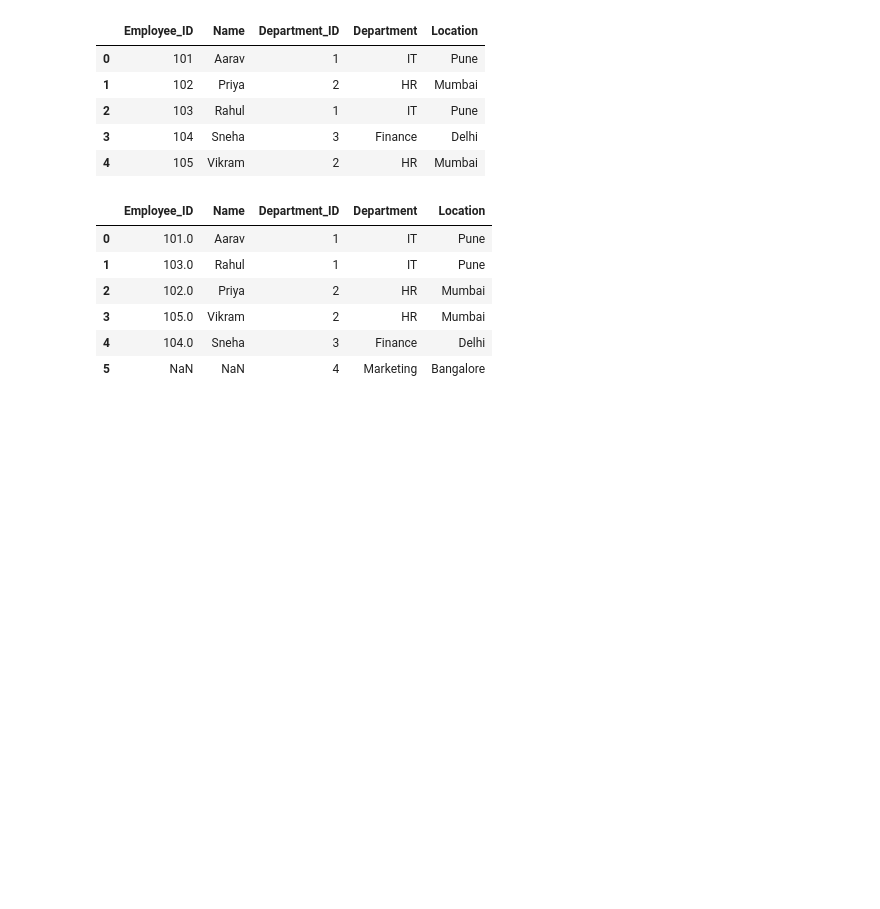
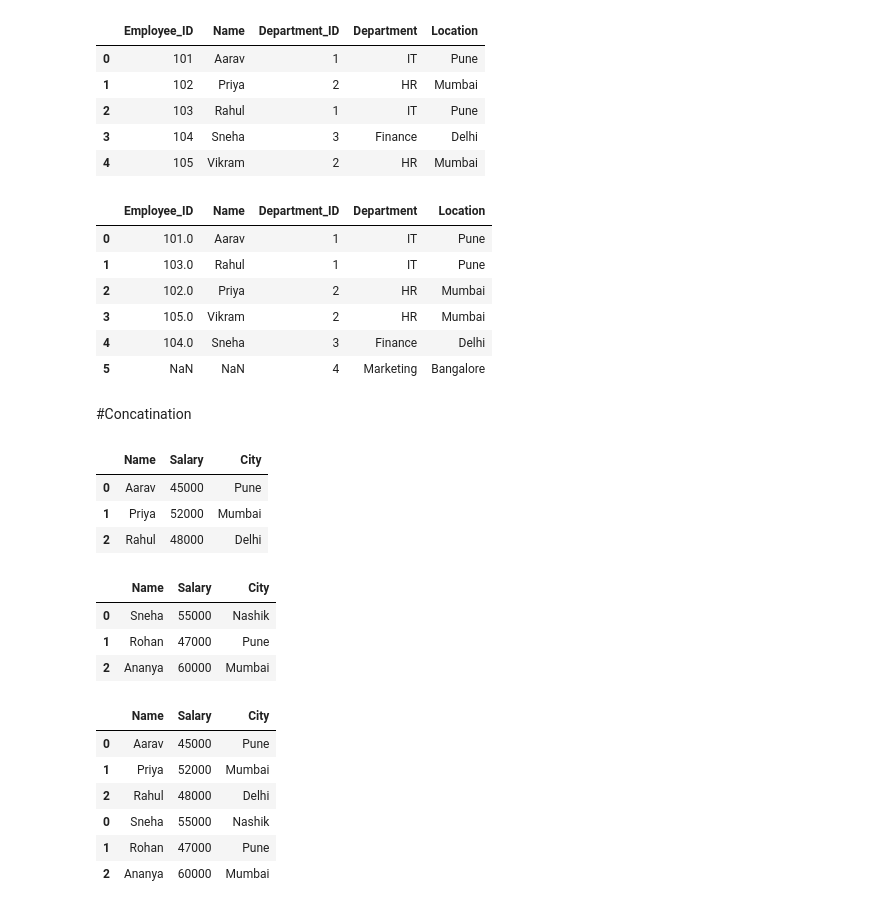
Before and after one commit to pamithkodekal/Python, a Jupyter notebook: pandasNotebook/Pandas.ipynb, the cells around one changed output. Drawn from its saved outputs; the diff is of its cells as text; code cells hidden in the pictures; blank space fills up the shorter version.

Commit message:
Added Concat

```diff
--- a/pandasNotebook/Pandas.ipynb
+++ b/pandasNotebook/Pandas.ipynb
@@ -418,3 +424,43 @@ pd.merge(df1, df2, on="Department_ID", how="outer")
 | 3 | 105.0 | Vikram | 2 | HR | Mumbai |
 | 4 | 104.0 | Sneha | 3 | Finance | Delhi |
 | 5 | NaN | NaN | 4 | Marketing | Bangalore |
+# %% [markdown]
+#Concatination
+# %%
+
+
+df3 = pd.DataFrame({
+    "Name": ["Aarav", "Priya", "Rahul"],
+    "Salary": [45000, 52000, 48000],
+    "City": ["Pune", "Mumbai", "Delhi"]
+})
+
+df3
+# %% [output]
+|  | Name | Salary | City |
+| 0 | Aarav | 45000 | Pune |
+| 1 | Priya | 52000 | Mumbai |
+| 2 | Rahul | 48000 | Delhi |
+# %%
+df4 = pd.DataFrame({
+    "Name": ["Sneha", "Rohan", "Ananya"],
+    "Salary": [55000, 47000, 60000],
+    "City": ["Nashik", "Pune", "Mumbai"]
+})
+
+df4
+# %% [output]
+|  | Name | Salary | City |
+| 0 | Sneha | 55000 | Nashik |
+| 1 | Rohan | 47000 | Pune |
+| 2 | Ananya | 60000 | Mumbai |
+# %%
+pd.concat([df3,df4])
+# %% [output]
+|  | Name | Salary | City |
+| 0 | Aarav | 45000 | Pune |
+| 1 | Priya | 52000 | Mumbai |
+| 2 | Rahul | 48000 | Delhi |
+| 0 | Sneha | 55000 | Nashik |
+| 1 | Rohan | 47000 | Pune |
+| 2 | Ananya | 60000 | Mumbai |
```
Also changed, not shown: parts of 2 cells of this notebook.
